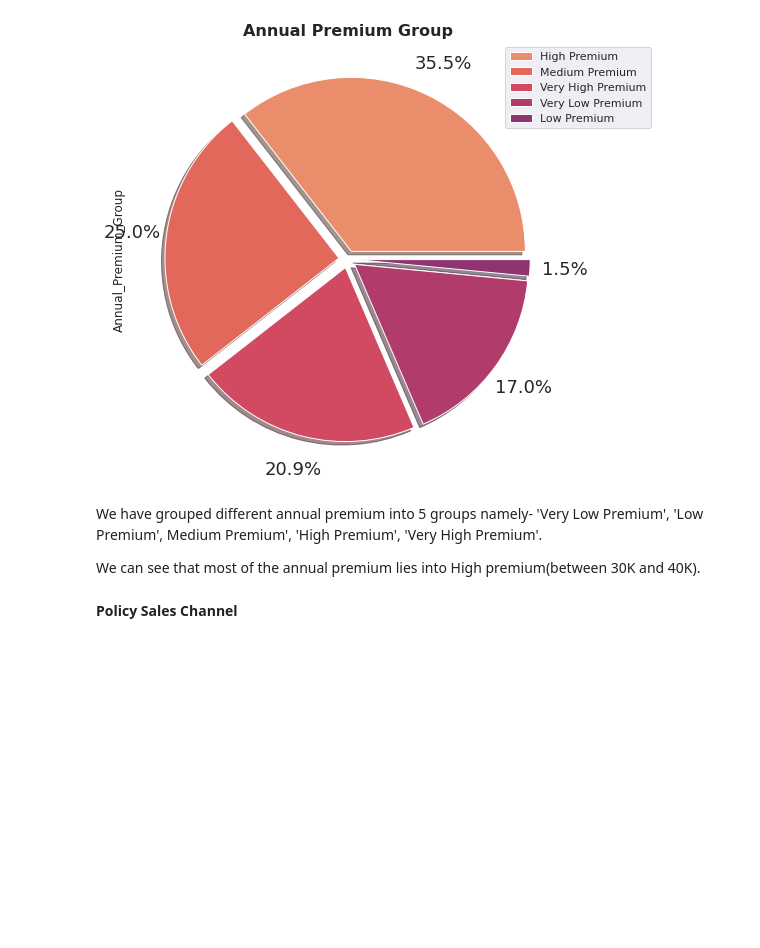
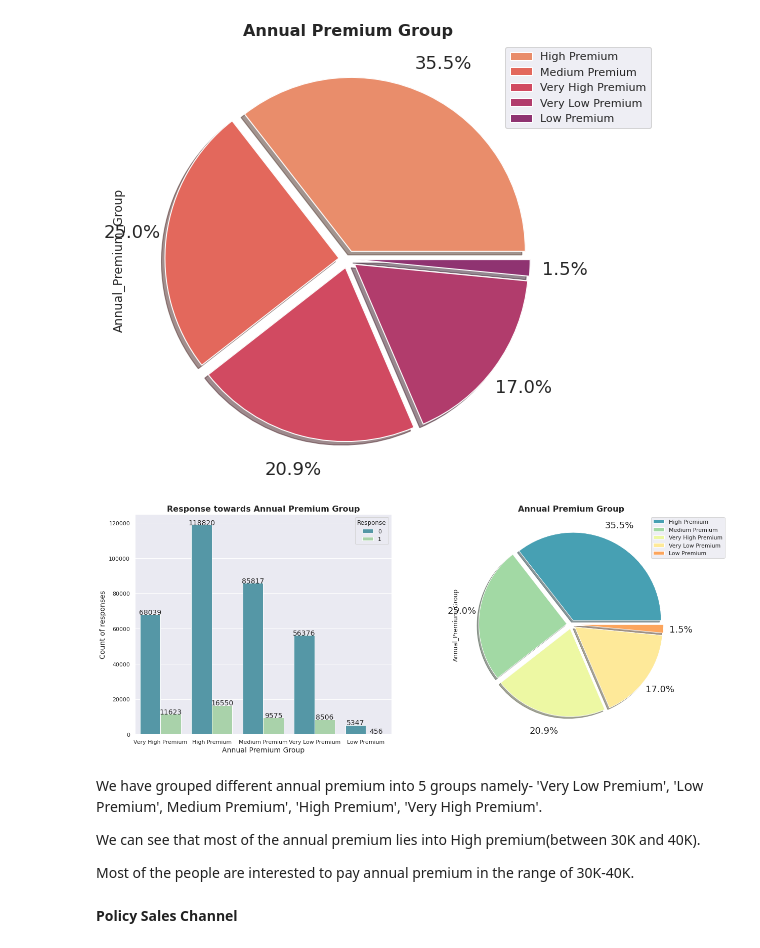
Before and after one commit to abhikr1302/ML-Capstone-Health-Insurabce-Cross-sell-Prediction, a Jupyter notebook: HEALTH_INSURANCE_CROSS_SELL_PREDICTION.ipynb, the cells around one changed output. Drawn from its saved outputs; the diff is of its cells as text; code cells hidden in the pictures; blank space fills up the shorter version.

```diff
--- a/HEALTH_INSURANCE_CROSS_SELL_PREDICTION.ipynb
+++ b/HEALTH_INSURANCE_CROSS_SELL_PREDICTION.ipynb
@@ -438,10 +438,31 @@ plt.title('Annual Premium Group',fontsize = 16, fontweight='bold')
 plt.show()
 # %% [output]
 [figure]
+# %%
+# set lables
+fig, axes = plt.subplots(1,2, figsize=(15, 8))
+
+sns.set(rc={'figure.figsize':(10,8)})
+sns.set_palette("Spectral_r")
+ax = sns.countplot(ax=axes[0],x='Annual_Premium_Group', hue ='Response', data=df)
+ax.set_title('Response towards Annual Premium Group',fontsize = 16, fontweight='bold')
+ax.set_xlabel('Annual Premium Group',fontsize = 14)
+ax.set_ylabel('Count of responses',fontsize = 14)
+for rect in ax.patches:
+   ax.text (rect.get_x() + rect.get_width()  / 2,rect.get_height()+ 0.20,rect.get_height(),horizontalalignment='center', fontsize = 14)
+
+ax =axes[1],df['Annual_Premium_Group'].value_counts().plot.pie(explode=[0.05]*5, autopct='%1.1f%%', figsize=(20,8),fontsize=18,pctdistance=1.2,shadow=True,labeldistance=1.6,labels=None)
+plt.legend(bbox_to_anchor=(0.85, 1), loc='upper left', labels=df['Annual_Premium_Group'].value_counts().index.tolist())
+plt.title('Annual Premium Group',fontsize = 16, fontweight='bold')
+plt.show()
+# %% [output]
+[figure, added]
 # %% [markdown]
 We have grouped different annual premium into 5 groups namely- 'Very Low Premium', 'Low Premium', Medium Premium', 'High Premium', 'Very High Premium'.
 
 We can see that most of the annual premium lies into High premium(between 30K and 40K).
+
+Most of the people are interested to pay annual premium in the range of 30K-40K.
 # %% [markdown]
 **Policy Sales Channel**
 # %%
```
Also changed, not shown: parts of 9 cells of this notebook.
